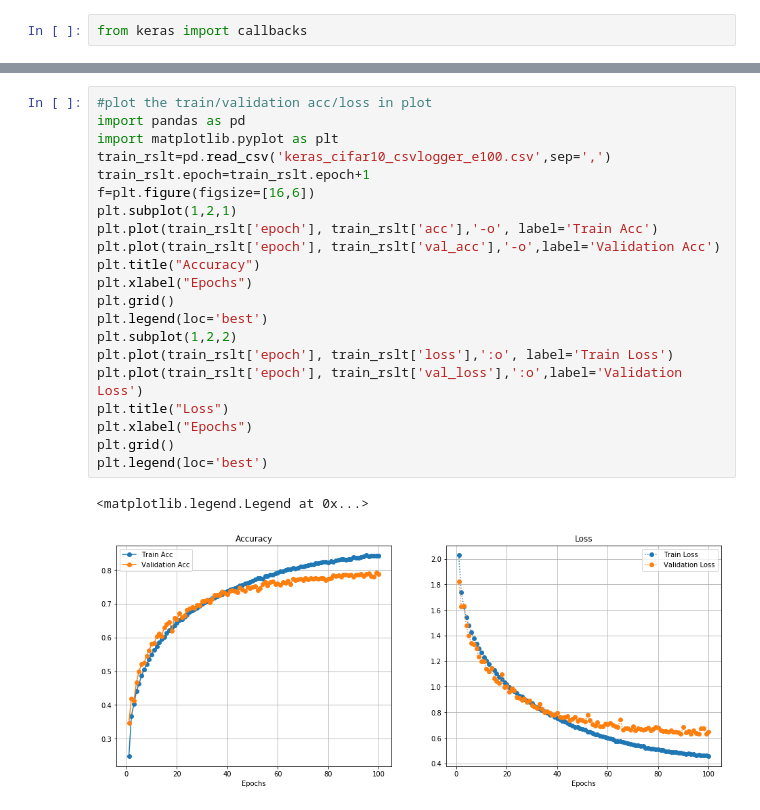
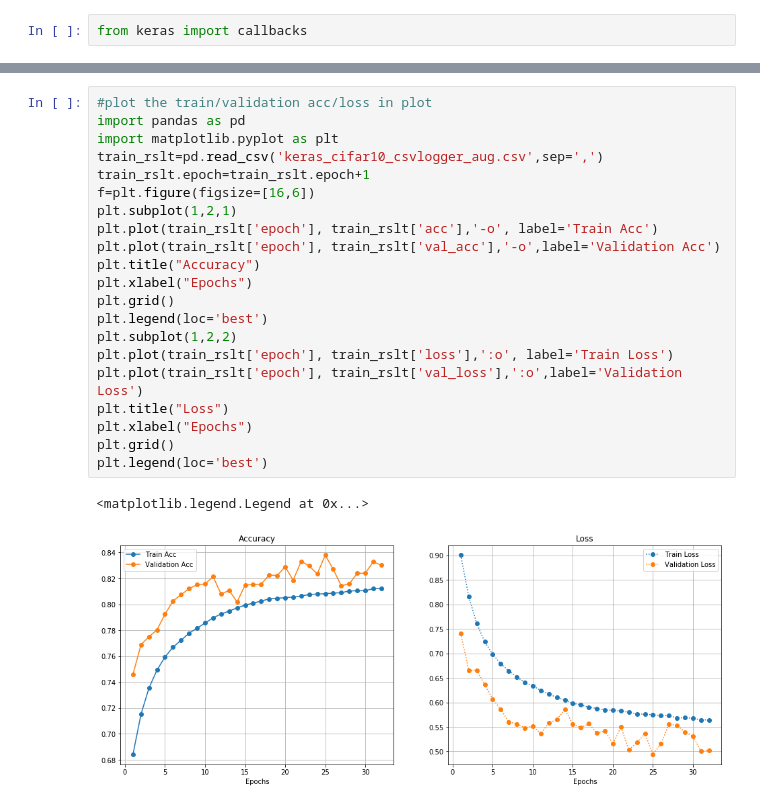
Before and after one commit to hpan270/MSA, a Jupyter notebook: keras_cifar10.ipynb, the cells around one changed output, grey strips where cells are left out. Saved outputs shown, nothing was run; the diff lists cells and outputs as text.

```diff
--- a/keras_cifar10.ipynb
+++ b/keras_cifar10.ipynb
@@ -164,27 +201,27 @@ _________________________________________________________________
 # %%
 #plot the train/validation acc/loss in plot
 import pandas as pd
 import matplotlib.pyplot as plt
-train_rslt=pd.read_csv('keras_cifar10_csvlogger_e100.csv',sep=',')
+train_rslt=pd.read_csv('keras_cifar10_csvlogger_aug.csv',sep=',')
 train_rslt.epoch=train_rslt.epoch+1
 f=plt.figure(figsize=[16,6])
 plt.subplot(1,2,1)
 plt.plot(train_rslt['epoch'], train_rslt['acc'],'-o', label='Train Acc')
 plt.plot(train_rslt['epoch'], train_rslt['val_acc'],'-o',label='Validation Acc')
 plt.title("Accuracy")
 plt.xlabel("Epochs")
 plt.grid()
 plt.legend(loc='best')
 plt.subplot(1,2,2)
 plt.plot(train_rslt['epoch'], train_rslt['loss'],':o', label='Train Loss')
 plt.plot(train_rslt['epoch'], train_rslt['val_loss'],':o',label='Validation Loss')
 plt.title("Loss")
 plt.xlabel("Epochs")
 plt.grid()
 plt.legend(loc='best')
 # %% [output]
 <matplotlib.legend.Legend at 0x...>
-[figure, old version]
+[figure, new version]
 # %%
 import numpy as np
 labels_test=[x.argmax() for x in y_test[::1,:]]
```
Also changed, not shown: parts of 13 cells of this notebook.
